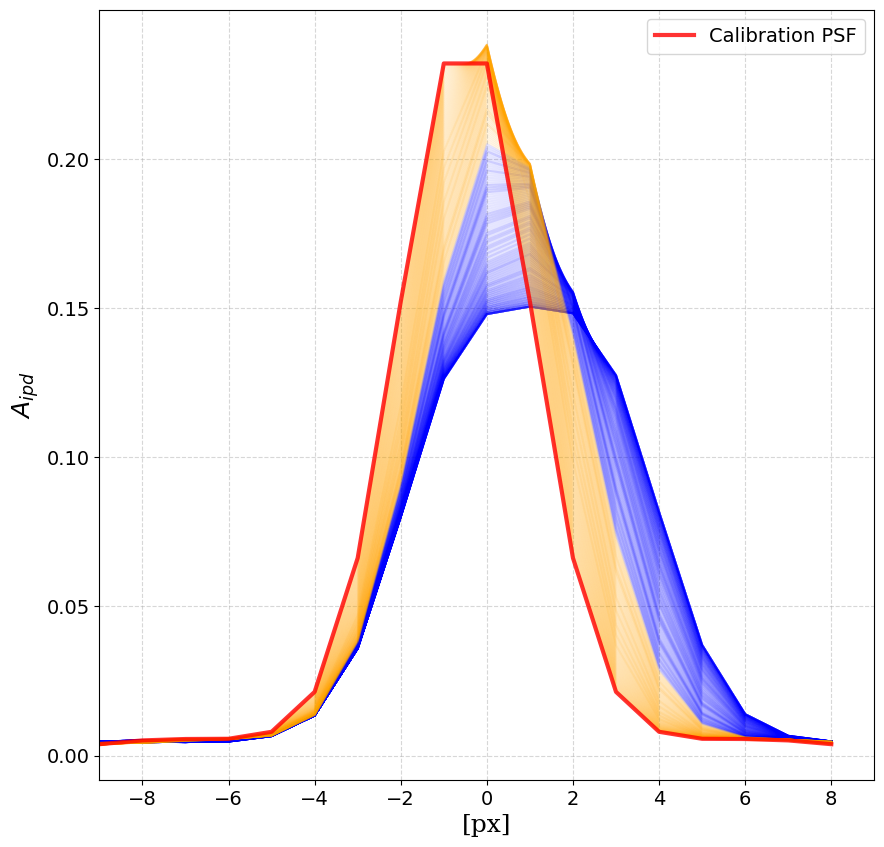
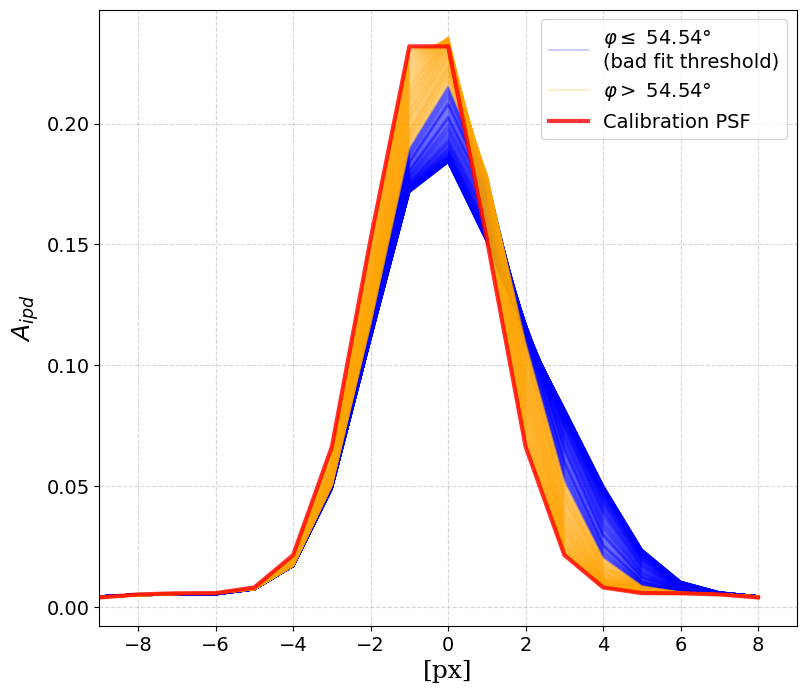
Code edit (unified diff) that turned the first committed figure into the second:
--- before
+++ after
@@ -1,13 +1,13 @@
-fig, ax = plt.subplots(figsize=(10,10))
+fig, ax = plt.subplots(figsize=(9,8))
 
 half = len(ipd.calibration.psf_al) // 2
 x = np.arange(-half, half)
 
-for psfd in cube:
+for j, psfd in enumerate(cube):
     psf = psfd.psf_al
     if psfd.phi <= phithresh:
-        ax.plot(x, psf, alpha=0.1, c='blue')
+        ax.plot(x, psf, alpha=0.2, c='blue', label=r'$\varphi \leq$ {:.2f}°'.format(phithresh)+"\n(bad fit threshold)" if j == 0 else None)
     else:
-        ax.plot(x, psf, alpha=0.1, c='orange')
+        ax.plot(x, psf, alpha=0.2, c='orange', label=r'$\varphi >$ {:.2f}°'.format(phithresh) if j == len(cube) - 1 else None)
 ax.plot(x, ipd.calibration.psf_al, c='red', label='Calibration PSF', linewidth=3, alpha=0.8)
 

Commit: Refactor code structure for improved readability and maintainability